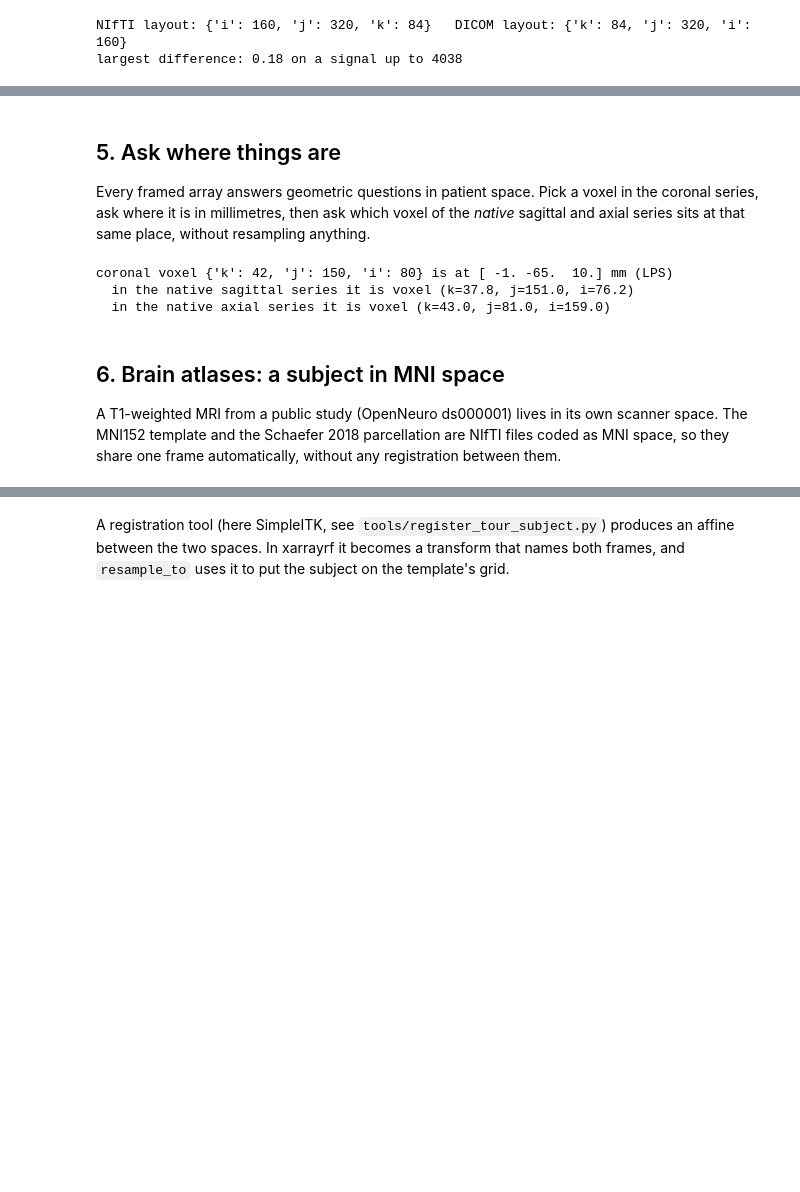
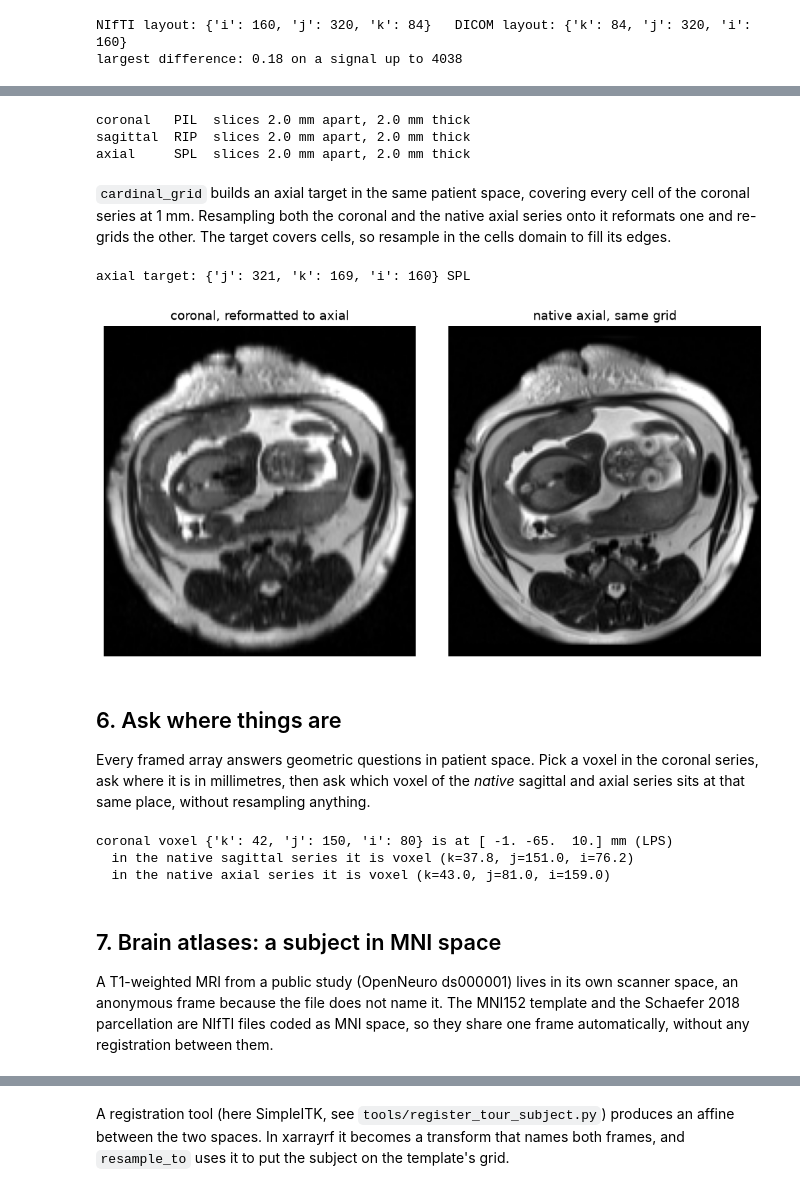
Before and after one commit to matthiasschabel/xarrayrf, a Jupyter notebook: examples/xarrayrf_tour.ipynb, the cells around one changed output, grey strips where cells are left out. Drawn from its saved outputs; the diff is of its cells as text; code cells hidden in the pictures; blank space fills up the shorter version.

```diff
--- a/examples/xarrayrf_tour.ipynb
+++ b/examples/xarrayrf_tour.ipynb
@@ -305,5 +326,47 @@ largest difference: 0.18 on a signal up to 4038
+# %%
+from xarrayrf import anatomy
+
+for name, series in [("coronal", coronal), ("sagittal", sagittal), ("axial", axial)]:
+    grid = series.rf.grid  # the sampling, without pixels
+    spacing = float(series.rf.geometry.lattice().spacing[0])  # mm between slice centres
+    lo, hi = grid.intervals["k"][0]  # declared cell of the first slice, in index units
+    print(
+        f"{name:9s} {anatomy.orientation_codes(grid)}  slices {spacing:.1f} mm apart, "
+        f"{(hi - lo) * spacing:.1f} mm thick"
+    )
+# %% [output]
+coronal   PIL  slices 2.0 mm apart, 2.0 mm thick
+sagittal  RIP  slices 2.0 mm apart, 2.0 mm thick
+axial     SPL  slices 2.0 mm apart, 2.0 mm thick
+# %% [markdown]
+`cardinal_grid` builds an axial target in the same patient space, covering every cell of the
+coronal series at 1 mm. Resampling both the coronal and the native axial series onto it
+reformats one and re-grids the other. The target covers cells, so resample in the cells domain to
+fill its edges.
+# %%
+target = anatomy.cardinal_grid(coronal.rf.grid, "axial", spacing=1.0)
+print("axial target:", dict(target.sizes), anatomy.orientation_codes(target))
+
+from_coronal = coronal.rf.resample_to(target, domain="cells").compute()
+from_axial = axial.rf.resample_to(target, domain="cells").compute()
+
+slice_dim = target.dims[0]  # the dimension pointing toward S
+cut = {slice_dim: target.sizes[slice_dim] // 2}
+fig, axes = plt.subplots(1, 2, figsize=(9, 4.6), constrained_layout=True)
+for ax, (title, array) in zip(
+    axes,
+    [("coronal, reformatted to axial", from_coronal), ("native axial, same grid", from_axial)],
+    strict=True,
+):
+    ax.imshow(array.isel(cut), cmap=gray, vmin=0, vmax=top)
+    ax.set_title(title)
+    ax.set_axis_off()
+plt.show()
+# %% [output]
+axial target: {'j': 321, 'k': 169, 'i': 160} SPL
+[figure, added]
 # %% [markdown]
-## 5. Ask where things are
+## 6. Ask where things are
 
 Every framed array answers geometric questions in patient space. Pick a voxel in the coronal
 series, ask where it is in millimetres, then ask which voxel of the *native* sagittal and axial
@@ -323,9 +386,10 @@ coronal voxel {'k': 42, 'j': 150, 'i': 80} is at [ -1. -65.  10.] mm (LPS)
   in the native sagittal series it is voxel (k=37.8, j=151.0, i=76.2)
   in the native axial series it is voxel (k=43.0, j=81.0, i=159.0)
 # %% [markdown]
-## 6. Brain atlases: a subject in MNI space
+## 7. Brain atlases: a subject in MNI space
 
-A T1-weighted MRI from a public study (OpenNeuro ds000001) lives in its own scanner space. The
+A T1-weighted MRI from a public study (OpenNeuro ds000001) lives in its own scanner space, an
+anonymous frame because the file does not name it. The
 MNI152 template and the Schaefer 2018 parcellation are NIfTI files coded as MNI space, so they
 share one frame automatically, without any registration between them.
 # %%
```
Also changed, not shown: parts of 11 cells of this notebook, 9 other files.
